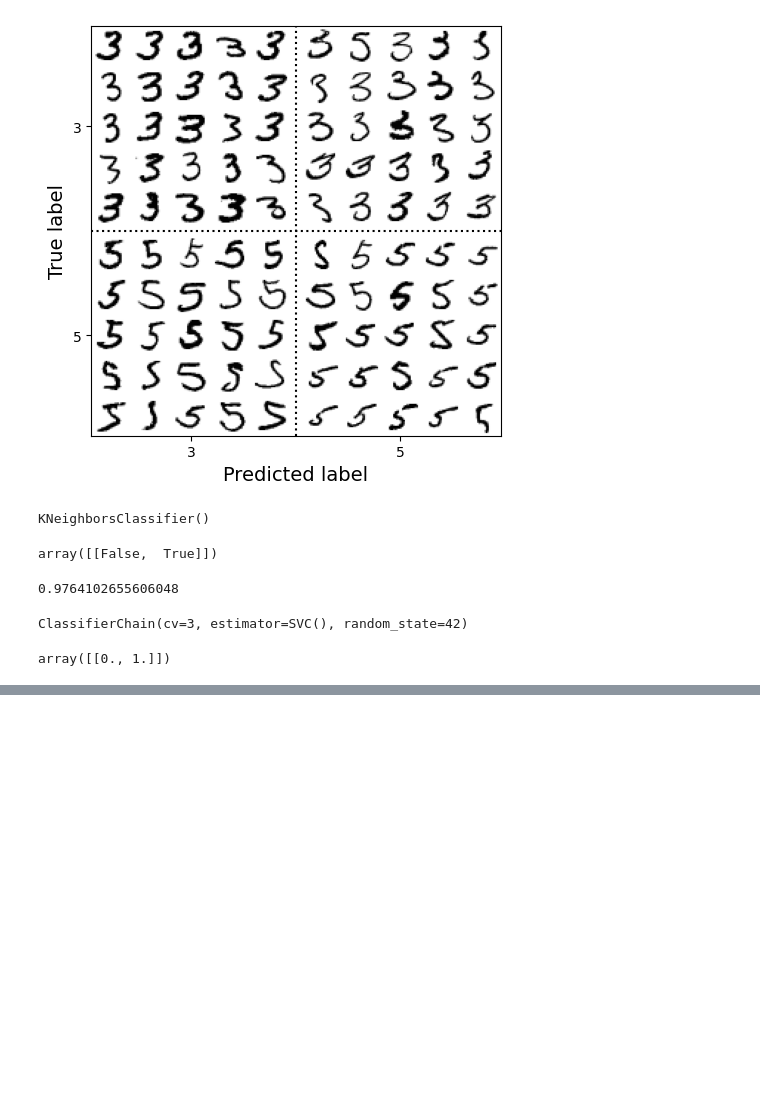
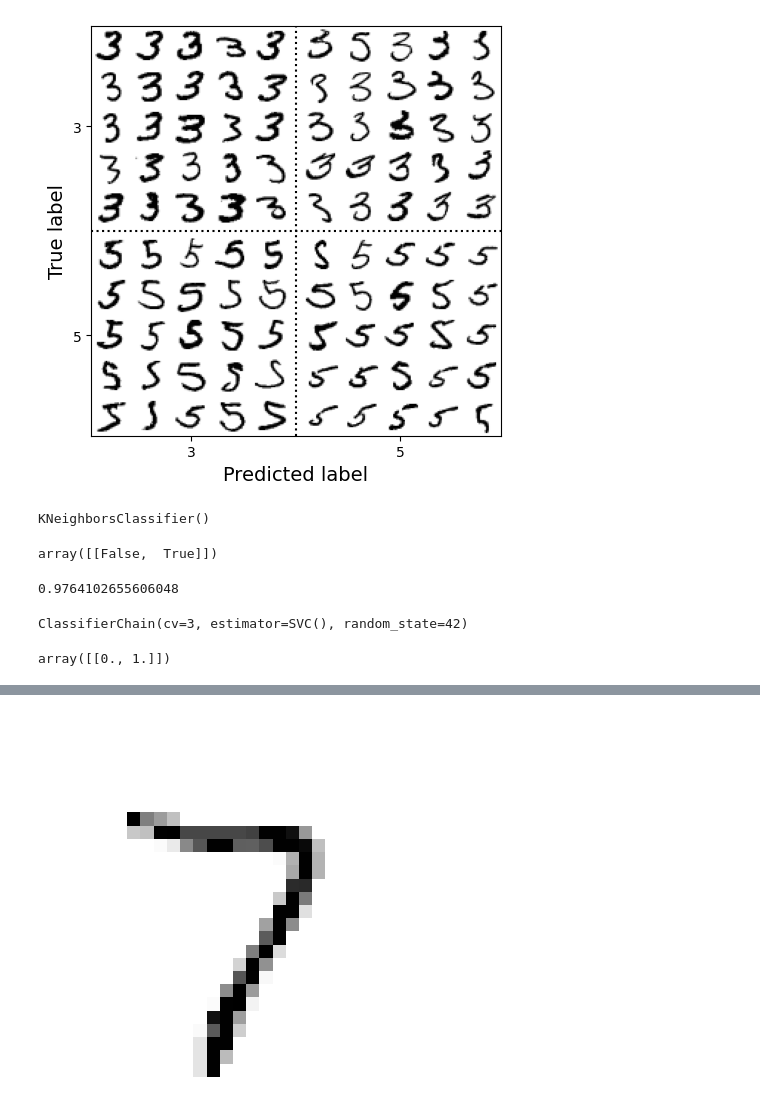
Before and after one commit to kwerulik/learning-ml-hands-on, a Jupyter notebook: Chapter_3/MINIST.ipynb, the cells around one changed output, grey strips where cells are left out. Drawn from its saved outputs; the diff is of its cells as text; code cells hidden in the pictures; blank space fills up the shorter version.

```diff
--- a/Chapter_3/MINIST.ipynb
+++ b/Chapter_3/MINIST.ipynb
@@ -380,0 +399,8 @@ array([[0., 1.]])
+# %%
+knn_clf = KNeighborsClassifier()
+knn_clf.fit(X_train_mod, y_train_mod)
+clean_digit = knn_clf.predict([X_test_mod[0]])
+plot_digit(clean_digit)
+plt.show()
+# %% [output]
+[figure, added]
```
Also changed, not shown: parts of 2 cells of this notebook, 1 other file.
